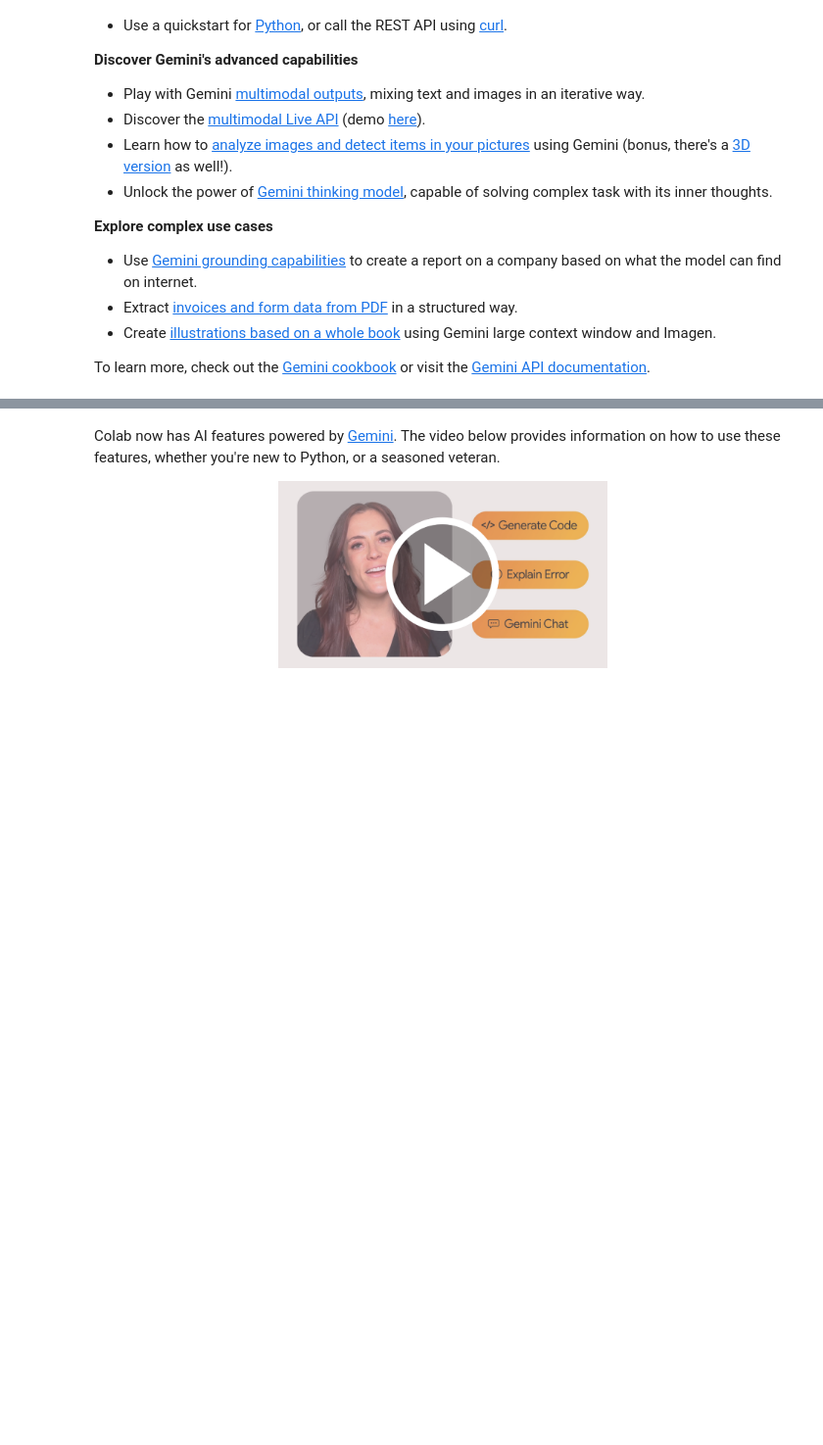
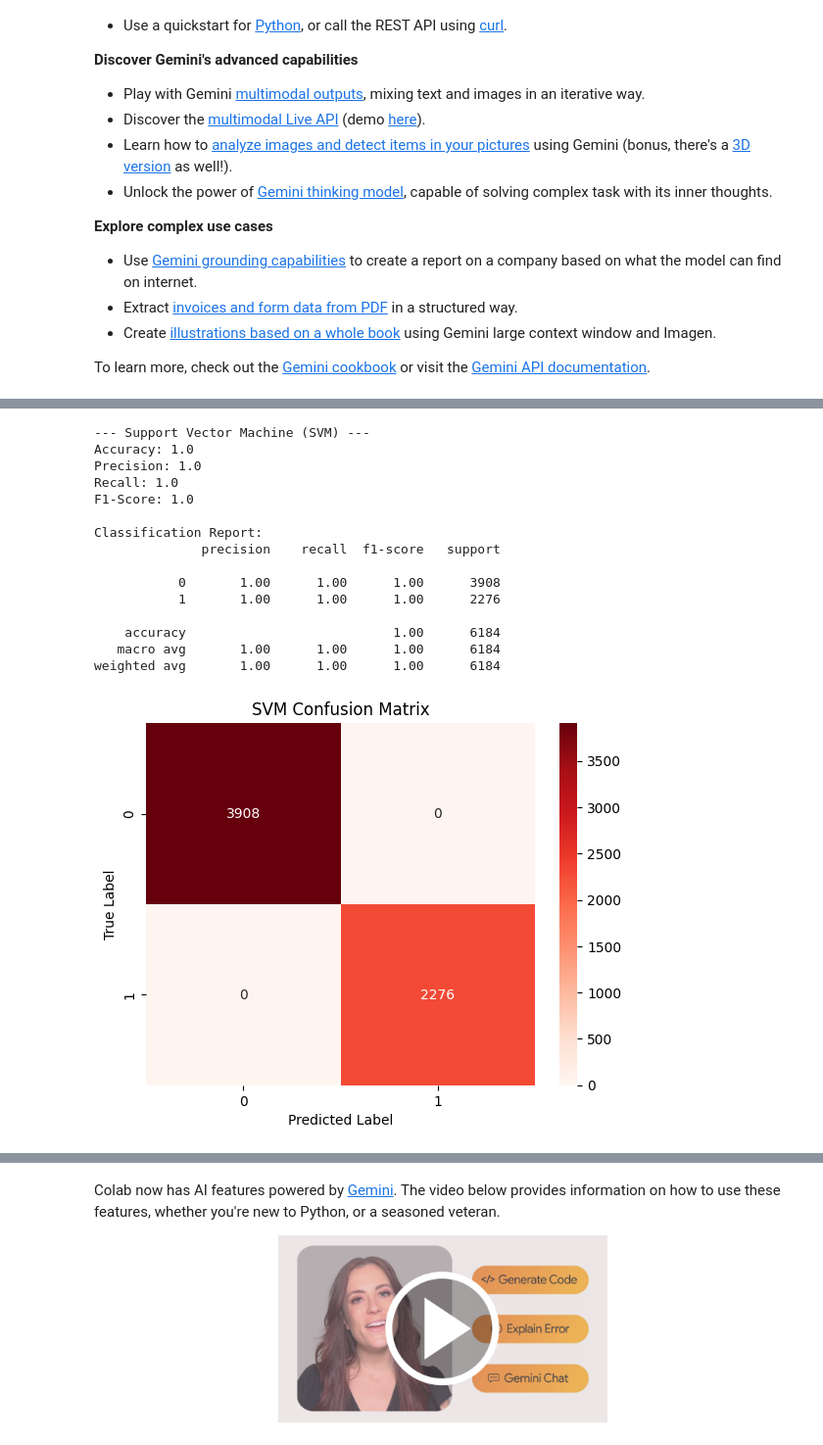
Before and after one commit to rashidsaidhamad/Todays_test, a Jupyter notebook: Welcome_To_Colab.ipynb, the cells around one changed output, grey strips where cells are left out. Shown at 98% size. Saved outputs shown, nothing was run; the diff lists cells and outputs as text; code cells hidden in the pictures; blank space fills up the shorter version.

```diff
--- a/Welcome_To_Colab.ipynb
+++ b/Welcome_To_Colab.ipynb
@@ -25,0 +312,39 @@ To learn more, check out the [Gemini cookbook](https://github.com/google-gemini/
+# %%
+# Initialize and train SVM
+svm_model = SVC(random_state=42)
+svm_model.fit(X_train_scaled_non_cnn, y_train)
+
+# Make predictions
+svm_pred = svm_model.predict(X_test_scaled_non_cnn)
+
+# Evaluate the model
+print("\n--- Support Vector Machine (SVM) ---")
+print("Accuracy:", accuracy_score(y_test, svm_pred))
+print("Precision:", precision_score(y_test, svm_pred))
+print("Recall:", recall_score(y_test, svm_pred))
+print("F1-Score:", f1_score(y_test, svm_pred))
+print("\nClassification Report:")
+print(classification_report(y_test, svm_pred))
+cm_svm = confusion_matrix(y_test, svm_pred)
+sns.heatmap(cm_svm, annot=True, fmt='d', cmap='Reds')
+plt.title('SVM Confusion Matrix')
+plt.xlabel('Predicted Label')
+plt.ylabel('True Label')
+plt.show()
+# %% [output]
+--- Support Vector Machine (SVM) ---
+Accuracy: 1.0
+Precision: 1.0
+Recall: 1.0
+F1-Score: 1.0
+
+Classification Report:
+              precision    recall  f1-score   support
+
+           0       1.00      1.00      1.00      3908
+           1       1.00      1.00      1.00      2276
+
+    accuracy                           1.00      6184
+   macro avg       1.00      1.00      1.00      6184
+weighted avg       1.00      1.00      1.00      6184
+[figure, added]
```
Also changed, not shown: parts of 15 cells of this notebook.
